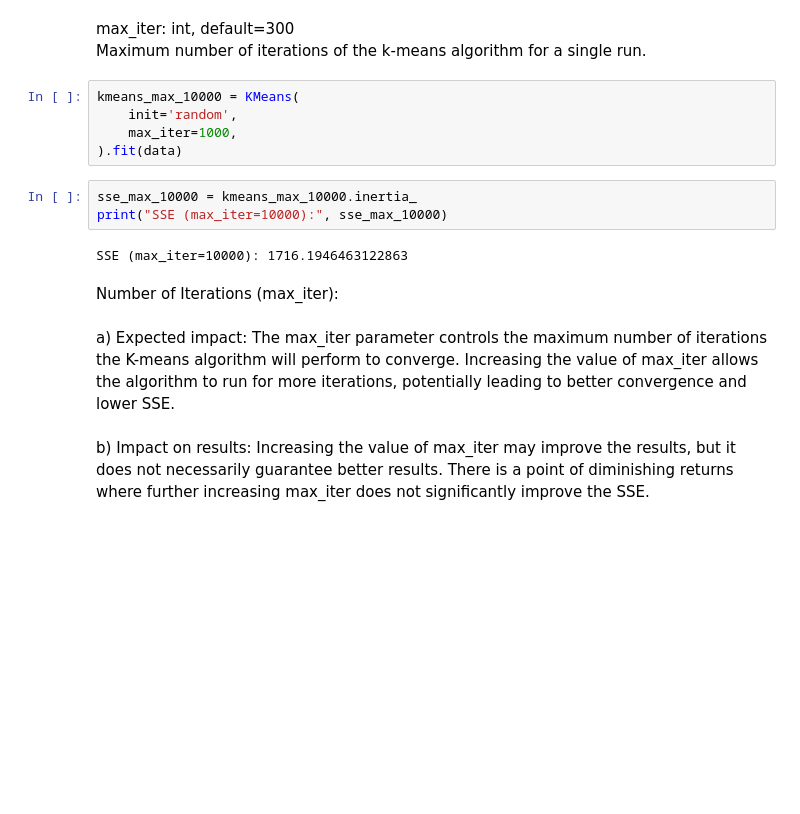
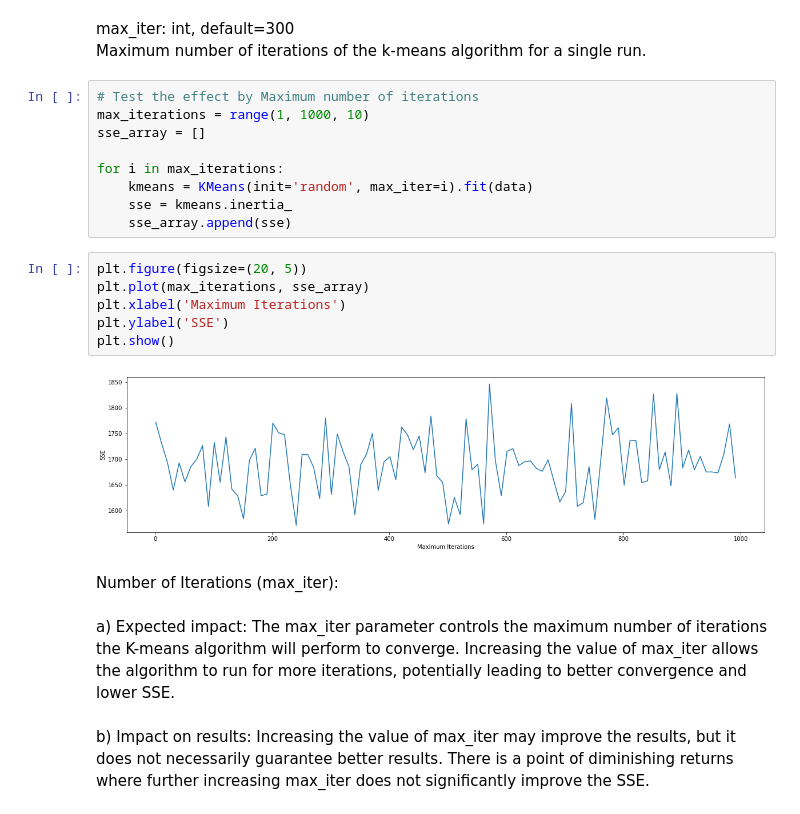
Before and after one commit to wunyinwilliam/COMP7103B_Assignment1, a Jupyter notebook: Clustering/Question_3.ipynb, the cells around one changed output. Saved outputs shown, nothing was run; the diff lists cells and outputs as text; blank space fills up the shorter version.

```diff
--- a/Clustering/Question_3.ipynb
+++ b/Clustering/Question_3.ipynb
@@ -30,16 +30,23 @@ b) whether increasing or decreasing the value of the parameter should always imp
 # %% [markdown]
 max_iter: int, default=300<br>
 Maximum number of iterations of the k-means algorithm for a single run.
+# %%
+# Test the effect by Maximum number of iterations
+max_iterations = range(1, 1000, 10)
+sse_array = []
+
+for i in max_iterations:
+    kmeans = KMeans(init='random', max_iter=i).fit(data)
+    sse = kmeans.inertia_
+    sse_array.append(sse)
 # %%
-kmeans_max_10000 = KMeans(
-    init='random',
-    max_iter=1000,
-).fit(data)
+plt.figure(figsize=(20, 5))
+plt.plot(max_iterations, sse_array)
+plt.xlabel('Maximum Iterations')
+plt.ylabel('SSE')
+plt.show()
+# %% [output]
+[figure, added]
-# %%
-sse_max_10000 = kmeans_max_10000.inertia_
-print("SSE (max_iter=10000):", sse_max_10000)
-# %% [output]
-SSE (max_iter=10000): 1716.1946463122863
 # %% [markdown]
 Number of Iterations (max_iter):<br><br>
 a) Expected impact: The max_iter parameter controls the maximum number of iterations the K-means algorithm will perform to converge. Increasing the value of max_iter allows the algorithm to run for more iterations, potentially leading to better convergence and lower SSE.<br><br>
```
Also changed, not shown: parts of 8 cells of this notebook, 2 other files.
